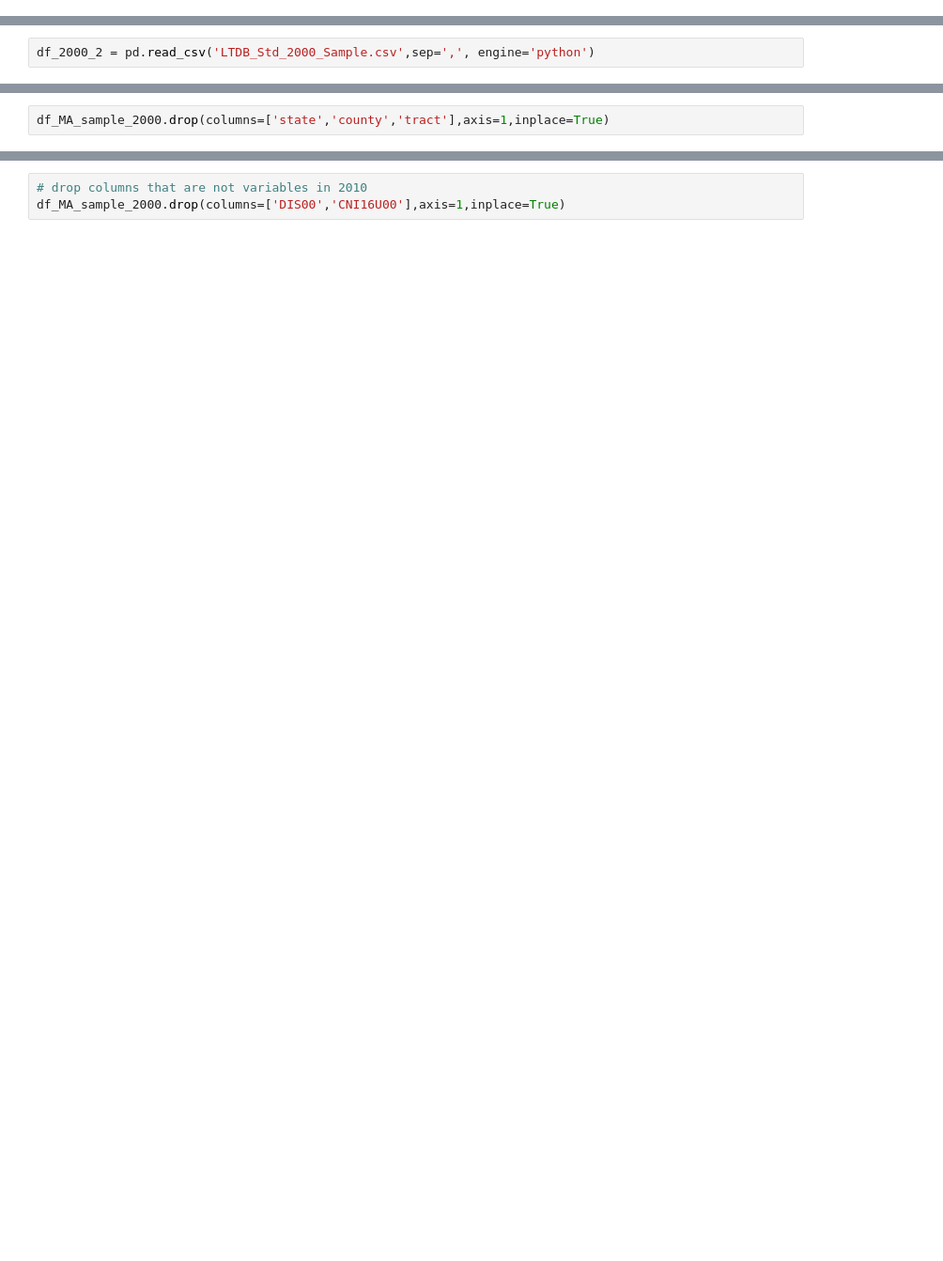
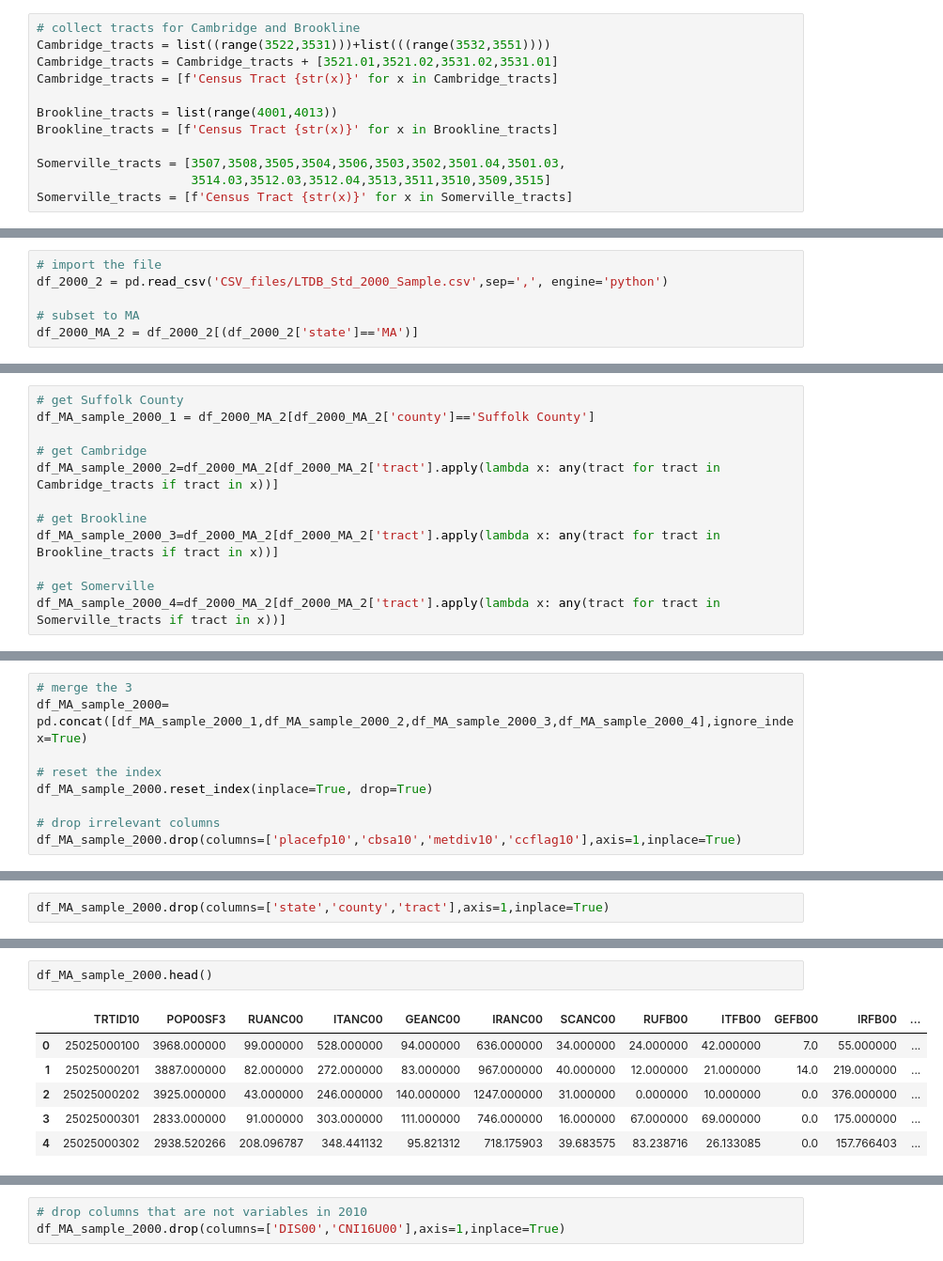
Before and after one commit to krbarounis/Predicting_Gentrification, a Jupyter notebook: Census_Data.ipynb, the cells around one changed output, grey strips where cells are left out. Shown at 94% size. Cells and saved outputs as stored; diff of their text form; blank space fills up the shorter version.

Commit message:
added more census tracts, added feature engineering section for new variables ;

```diff
--- a/Census_Data.ipynb
+++ b/Census_Data.ipynb
@@ -19,0 +18,12 @@ df_MA_full_2000.reset_index(inplace=True, drop=True)
+# %%
+# collect tracts for Cambridge and Brookline
+Cambridge_tracts = list((range(3522,3531)))+list(((range(3532,3551))))
+Cambridge_tracts = Cambridge_tracts + [3521.01,3521.02,3531.02,3531.01]
+Cambridge_tracts = [f'Census Tract {str(x)}' for x in Cambridge_tracts]
+
+Brookline_tracts = list(range(4001,4013))
+Brookline_tracts = [f'Census Tract {str(x)}' for x in Brookline_tracts]
+
+Somerville_tracts = [3507,3508,3505,3504,3506,3503,3502,3501.04,3501.03,
+                     3514.03,3512.03,3512.04,3513,3511,3510,3509,3515]
+Somerville_tracts = [f'Census Tract {str(x)}' for x in Somerville_tracts]
@@ -73,4 +183,8 @@ df_joined.to_csv('Full_count_census_changes.csv')
 # %% [markdown]
 ## Data pre-processing (2000 Census, Sample count)
 # %%
-df_2000_2 = pd.read_csv('LTDB_Std_2000_Sample.csv',sep=',', engine='python')
+# import the file
+df_2000_2 = pd.read_csv('CSV_files/LTDB_Std_2000_Sample.csv',sep=',', engine='python')
+
+# subset to MA
+df_2000_MA_2 = df_2000_2[(df_2000_2['state']=='MA')]
@@ -85,0 +191,12 @@ See the caveats in the documentation: http://pandas.pydata.org/pandas-docs/stabl
+# %%
+# get Suffolk County
+df_MA_sample_2000_1 = df_2000_MA_2[df_2000_MA_2['county']=='Suffolk County']
+
+# get Cambridge
+df_MA_sample_2000_2=df_2000_MA_2[df_2000_MA_2['tract'].apply(lambda x: any(tract for tract in Cambridge_tracts if tract in x))]
+
+# get Brookline
+df_MA_sample_2000_3=df_2000_MA_2[df_2000_MA_2['tract'].apply(lambda x: any(tract for tract in Brookline_tracts if tract in x))]
+
+# get Somerville
+df_MA_sample_2000_4=df_2000_MA_2[df_2000_MA_2['tract'].apply(lambda x: any(tract for tract in Somerville_tracts if tract in x))]
@@ -85,0 +213,9 @@ See the caveats in the documentation: http://pandas.pydata.org/pandas-docs/stabl
+# %%
+# merge the 3
+df_MA_sample_2000= pd.concat([df_MA_sample_2000_1,df_MA_sample_2000_2,df_MA_sample_2000_3,df_MA_sample_2000_4],ignore_index=True)
+
+# reset the index
+df_MA_sample_2000.reset_index(inplace=True, drop=True)
+
+# drop irrelevant columns
+df_MA_sample_2000.drop(columns=['placefp10','cbsa10','metdiv10','ccflag10'],axis=1,inplace=True)
@@ -88 +230,10 @@ df_MA_sample_2000.drop(columns=['state','county','tract'],axis=1,inplace=True)
+# %%
+df_MA_sample_2000.head()
+# %% [output]
+|  | TRTID10 | POP00SF3 | RUANC00 | ITANC00 | GEANC00 | IRANC00 | SCANC00 | RUFB00 | ITFB00 | GEFB00 | IRFB00 | ... |
+| 0 | 25025000100 | 3968.000000 | 99.000000 | 528.000000 | 94.000000 | 636.000000 | 34.000000 | 24.000000 | 42.000000 | 7.0 | 55.000000 | ... |
+| 1 | 25025000201 | 3887.000000 | 82.000000 | 272.000000 | 83.000000 | 967.000000 | 40.000000 | 12.000000 | 21.000000 | 14.0 | 219.000000 | ... |
+| 2 | 25025000202 | 3925.000000 | 43.000000 | 246.000000 | 140.000000 | 1247.000000 | 31.000000 | 0.000000 | 10.000000 | 0.0 | 376.000000 | ... |
+| 3 | 25025000301 | 2833.000000 | 91.000000 | 303.000000 | 111.000000 | 746.000000 | 16.000000 | 67.000000 | 69.000000 | 0.0 | 175.000000 | ... |
+| 4 | 25025000302 | 2938.520266 | 208.096787 | 348.441132 | 95.821312 | 718.175903 | 39.683575 | 83.238716 | 26.133085 | 0.0 | 157.766403 | ... |
 # %%
```
Also changed, not shown: parts of 69 cells of this notebook.
